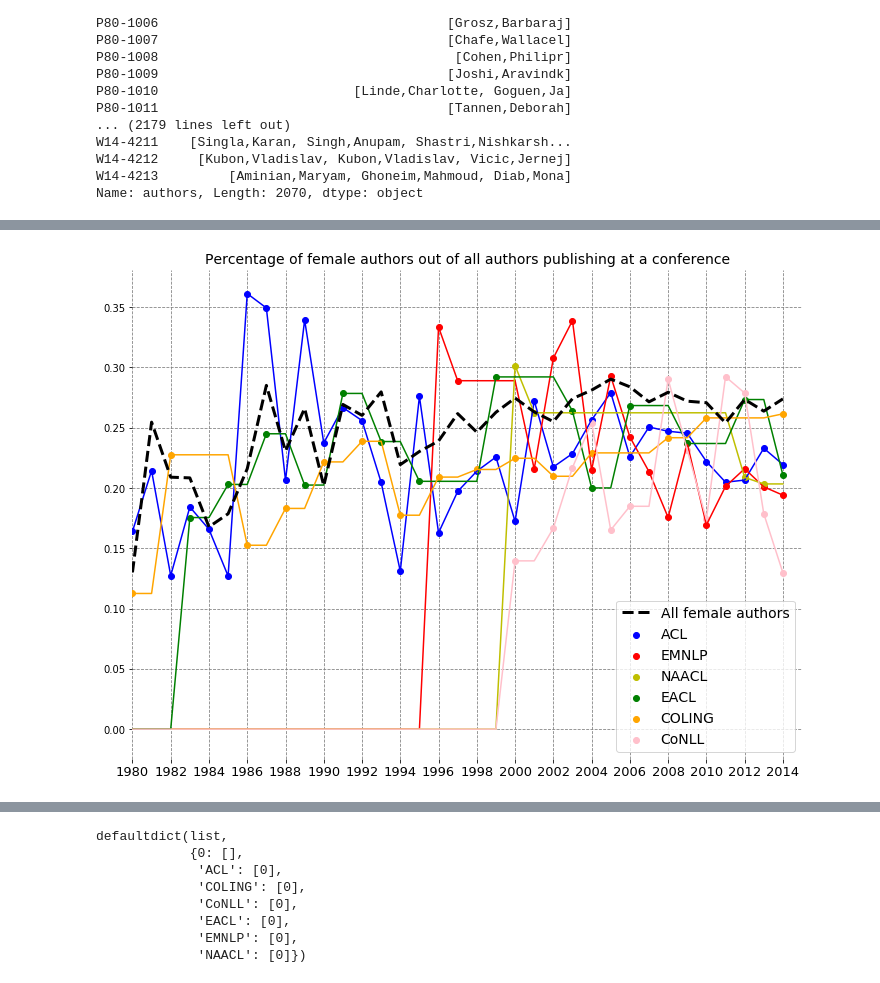
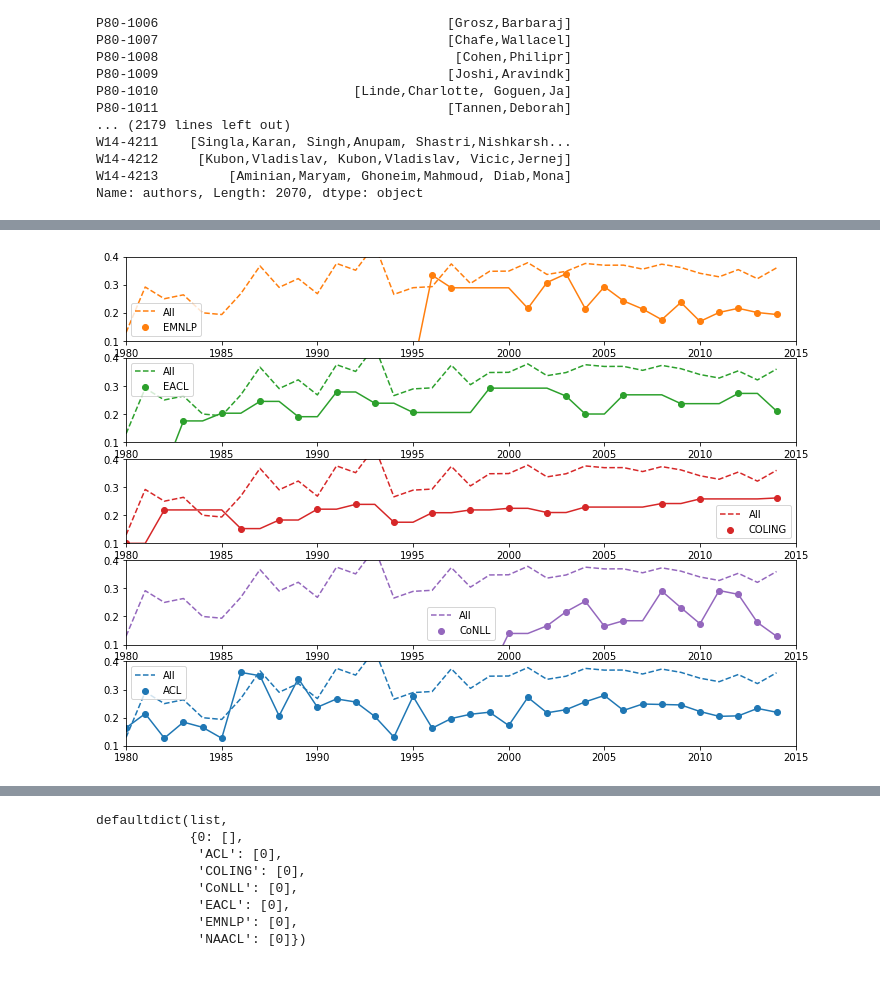
Before and after one commit to comRamona/Honours-Project-NLP-for-Gender, a Jupyter notebook: notebooks/Journals.ipynb, the cells around one changed output, grey strips where cells are left out. Saved outputs shown, nothing was run; the diff lists cells and outputs as text; code cells hidden in the pictures.

Commit message:
conferences notebook

```diff
--- a/notebooks/Journals.ipynb
+++ b/notebooks/Journals.ipynb
@@ -94,7 +111,9 @@ plt.legend()
 numbers = defaultdict(list)
 numbers_f = defaultdict(list)
 numbers_m = defaultdict(list)
-important_confs = ["ACL", "EMNLP","NAACL","EACL","COLING","CoNLL"]
+total = np.array([0]*len(range(1980,2015)))
+total_f = np.array([0]*len(range(1980,2015)))
+important_confs = ["ACL", "EMNLP","EACL","COLING","CoNLL"]
 for i in list(range(1980,2015)):
     year = df[df["year"] == i]
     venues = year["venue"]
@@ -105,6 +124,11 @@ for i in list(range(1980,2015)):
     for index, paper in year.iterrows():
         authors = paper["authors"]
         conf = paper["venue"]
+        for a in authors:
+            if a in known_f:
+                total_f[i-1980]+=1
+            else:
+                total[i-1980]+=1
         if conf in important_confs:
             for a in authors:
                 numbers[conf][i-1980] += 1
@@ -115,63 +159,26 @@ for i in list(range(1980,2015)):
 # %%
-plt.figure(figsize=(12, 9))
-ax = plt.subplot(111)
-colors = ['b', 'r', 'y', 'g','orange', 'pink']
+plt.subplots(1,5,figsize=(12, 9),sharey=True,sharex=True)
+
+cols =[tableau20[0],tableau20[2],tableau20[4],tableau20[6],tableau20[8],tableau20[10]]
 for j, conf in enumerate(important_confs):
-    plt.scatter(0,0,label=conf,color=colors[j])
+    ax = plt.subplot("51{}".format(j))
+    ax.scatter(0,0,label=conf,color=cols[j])
     pigs = defaultdict(list)
     for i in range(1980,2015):
         #if(numbers[conf[i-1980]] == 0): continue
         pigs[conf].append(0)
         p = numbers[conf][i-1980]
         if p >= 1:
             pigs[conf][i-1980] = numbers_f[conf][i-1980]/p
-            plt.scatter(i, numbers_f[conf][i-1980]/p ,color=colors[j])
+            ax.scatter(i, numbers_f[conf][i-1980]/p ,color=cols[j])
         else:
             if i > 1980:
                 pigs[conf][i-1980] = pigs[conf][i-1981]
-    plt.plot(range(1980, 2015), pigs[conf], '-',color=colors[j])
-year_range = [1980,2015]
-yrs = []
-x = []
-y = []
-z = []
-for i in range(year_range[0],year_range[1]):
-    year = df[df["year"] == i]
-    auths = set(chain.from_iterable(year["authors"]))
-    yf=0
-    ym=0
-    yu=0
-    for a in auths:
-        if a in known_f: yf+=1
-        elif a in known_m: ym+=1
-        else: yu+=1
-    yrs.append(i)
-    x.append(yf)
-    y.append(ym)
-    z.append(yu)
-total = np.array(x) + np.array(y) + np.array(z)
-perc_f = x/(total+10e-6)
-perc_m = y/(total+10e-6)
-perc_u = z/(total+10e-6)
-plt.plot(yrs,perc_f,'--', label="All female authors",color="black",linewidth=3)
-plt.xlim(1980,2015)
-ax.spines["top"].set_visible(False)
-ax.spines["bottom"].set_visible(False)
-ax.spines["right"].set_visible(False)
-ax.spines["left"].set_visible(False)
-plt.legend(fontsize=14)
-# Ensure that the axis ticks only show up on the bottom and left of the plot.
-# Ticks on the right and top of the plot are generally unnecessary chartjunk.
-ax.get_xaxis().tick_bottom()
-ax.get_yaxis().tick_left()
-plt.legend(fontsize=14,loc=4)
-b=np.arange(1980,2015,2)
-plt.xticks(b, fontsize=13)
-#plt.yticks(np.arange(1,83,3),fontsize=13)
-plt.title("Percentage of female authors out of all authors publishing at a conference",fontsize=14)
-ax.set_axisbelow(True)
-ax.yaxis.grid(color='gray', linestyle='dashed')
-ax.xaxis.grid(color='gray', linestyle='dashed')
-plt.savefig("plots/JournalQuality.pdf")
+    ax.plot(range(1980, 2015), pigs[conf], '-',color=cols[j])
+    ax.plot(range(1980, 2015), total_f/total, '--',color=cols[j],label="All")
+    ax.set_xlim(1980,2015)
+    ax.set_ylim(0.1,0.4)
+    plt.legend()
+plt.savefig("plots/TopConferences.pdf")
 # %% [output]
-[figure, old version]
+[figure, new version]
```
Also changed, not shown: parts of 5 cells of this notebook.
